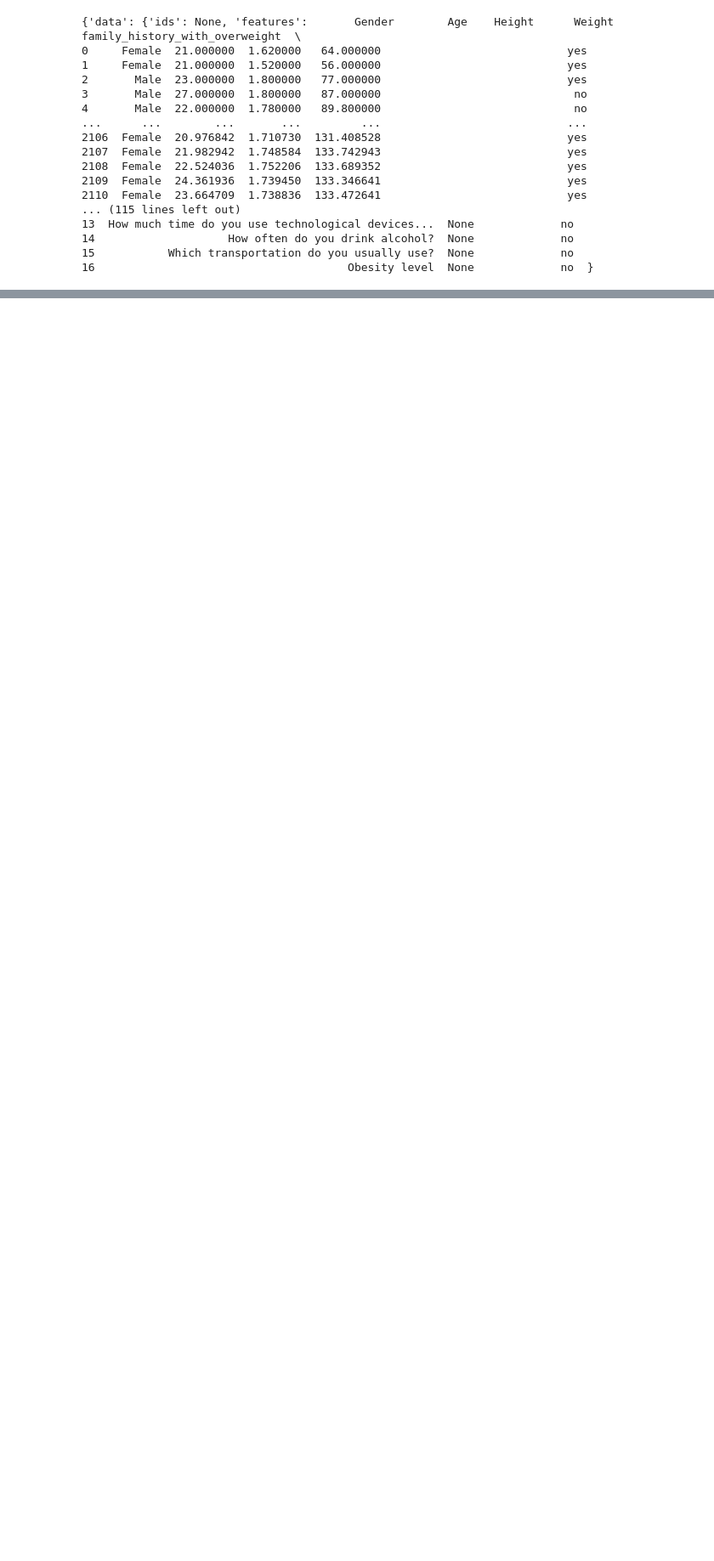
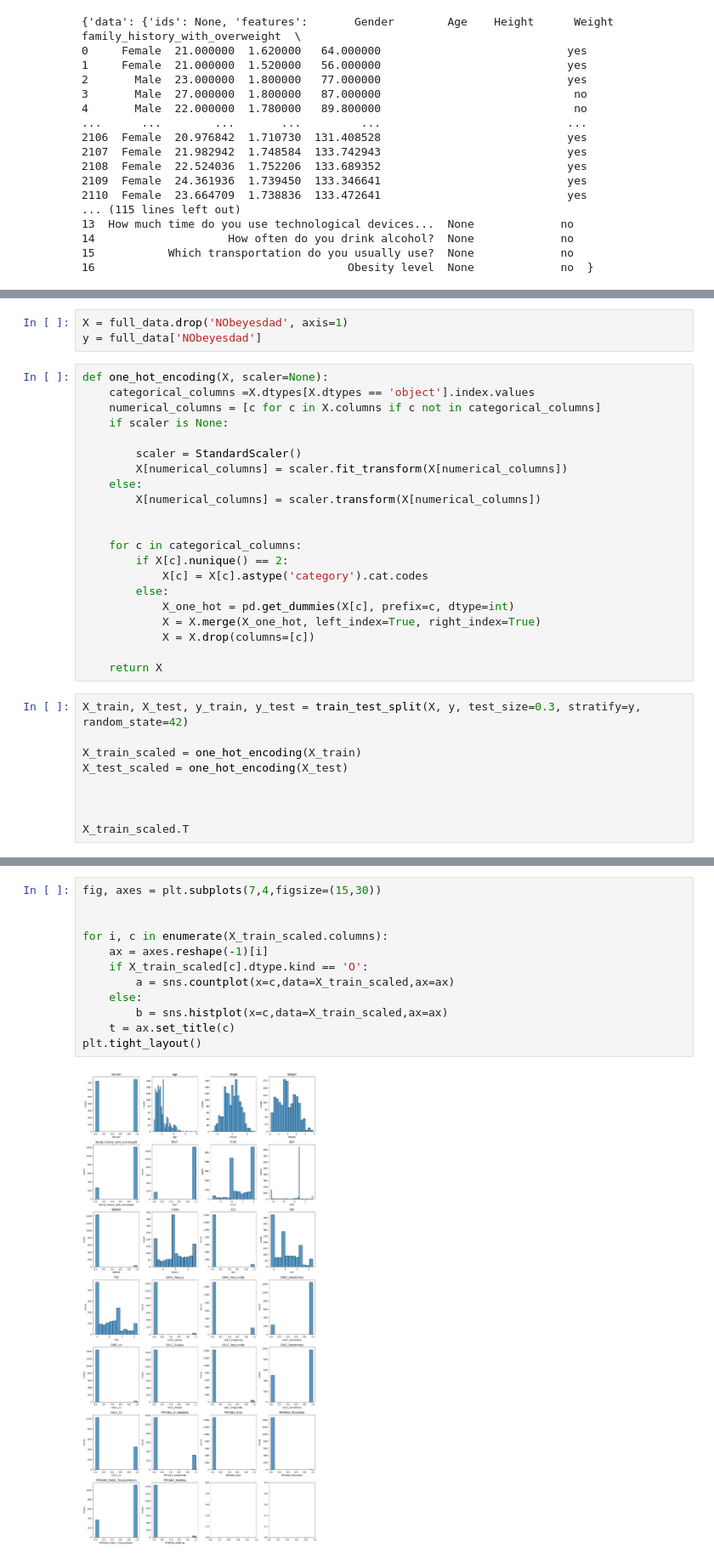
Before and after one commit to DesdenLK/APA, a Jupyter notebook: P2/P5_LLista2_Luca-Acosta-Iglesias.ipynb, the cells around one changed output, grey strips where cells are left out. Shown at 85% size. Drawn from its saved outputs; the diff is of its cells as text; blank space fills up the shorter version.

```diff
--- a/P2/P5_LLista2_Luca-Acosta-Iglesias.ipynb
+++ b/P2/P5_LLista2_Luca-Acosta-Iglesias.ipynb
@@ -83,0 +93,33 @@ NObeyesdad                       object               7
+# %%
+X = full_data.drop('NObeyesdad', axis=1)
+y = full_data['NObeyesdad']
+# %%
+def one_hot_encoding(X, scaler=None):
+    categorical_columns =X.dtypes[X.dtypes == 'object'].index.values
+    numerical_columns = [c for c in X.columns if c not in categorical_columns]
+    if scaler is None:
+
+        scaler = StandardScaler()
+        X[numerical_columns] = scaler.fit_transform(X[numerical_columns])
+    else:
+        X[numerical_columns] = scaler.transform(X[numerical_columns])
+
+
+    for c in categorical_columns:
+        if X[c].nunique() == 2:
+            X[c] = X[c].astype('category').cat.codes
+        else:
+            X_one_hot = pd.get_dummies(X[c], prefix=c, dtype=int)
+            X = X.merge(X_one_hot, left_index=True, right_index=True)
+            X = X.drop(columns=[c])
+
+    return X
+# %%
+X_train, X_test, y_train, y_test = train_test_split(X, y, test_size=0.3, stratify=y, random_state=42)
+
+X_train_scaled = one_hot_encoding(X_train)
+X_test_scaled = one_hot_encoding(X_test)
+
+
+
+X_train_scaled.T
@@ -83,0 +147,14 @@ NObeyesdad                       object               7
+# %%
+fig, axes = plt.subplots(7,4,figsize=(15,30))
+
+
+for i, c in enumerate(X_train_scaled.columns):
+    ax = axes.reshape(-1)[i]
+    if X_train_scaled[c].dtype.kind == 'O':
+        a = sns.countplot(x=c,data=X_train_scaled,ax=ax)
+    else:
+        b = sns.histplot(x=c,data=X_train_scaled,ax=ax)
+    t = ax.set_title(c)
+plt.tight_layout()
+# %% [output]
+[figure, added]
```
Also changed, not shown: parts of 6 cells of this notebook.
